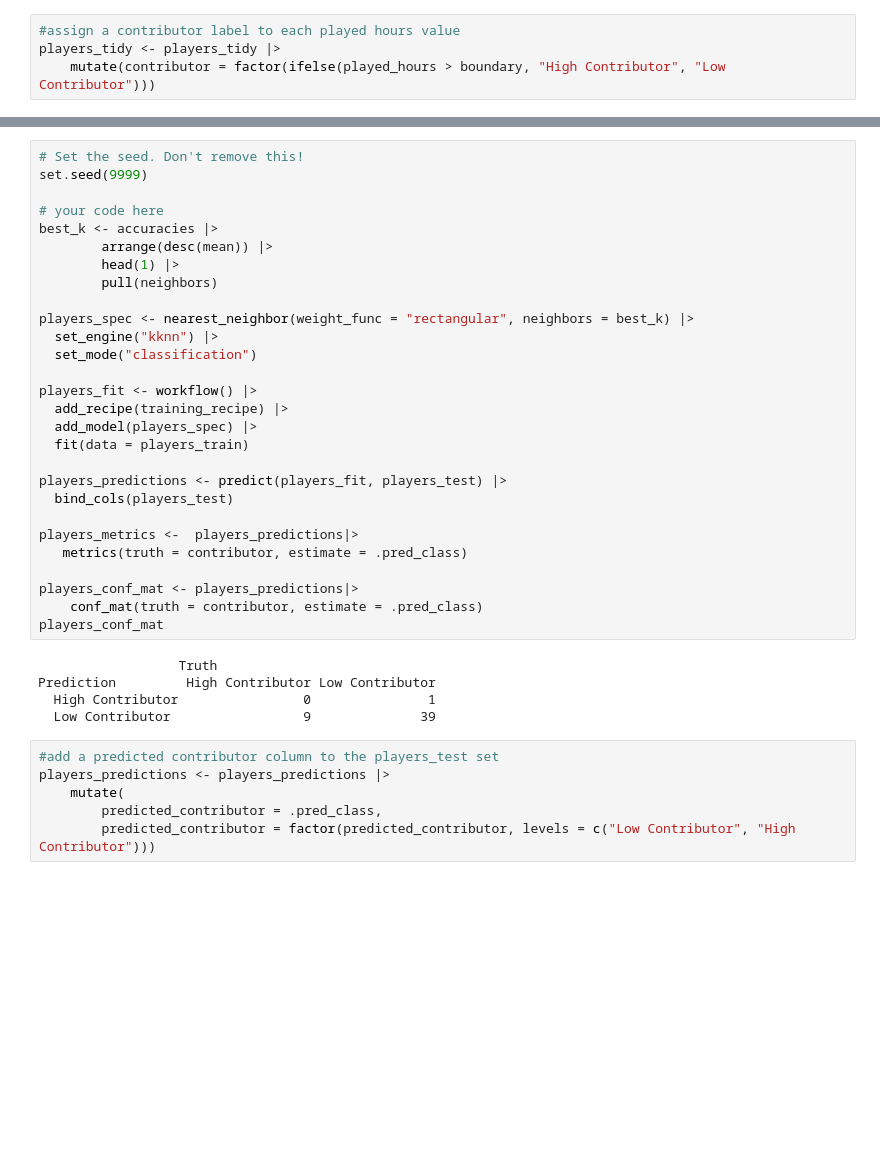
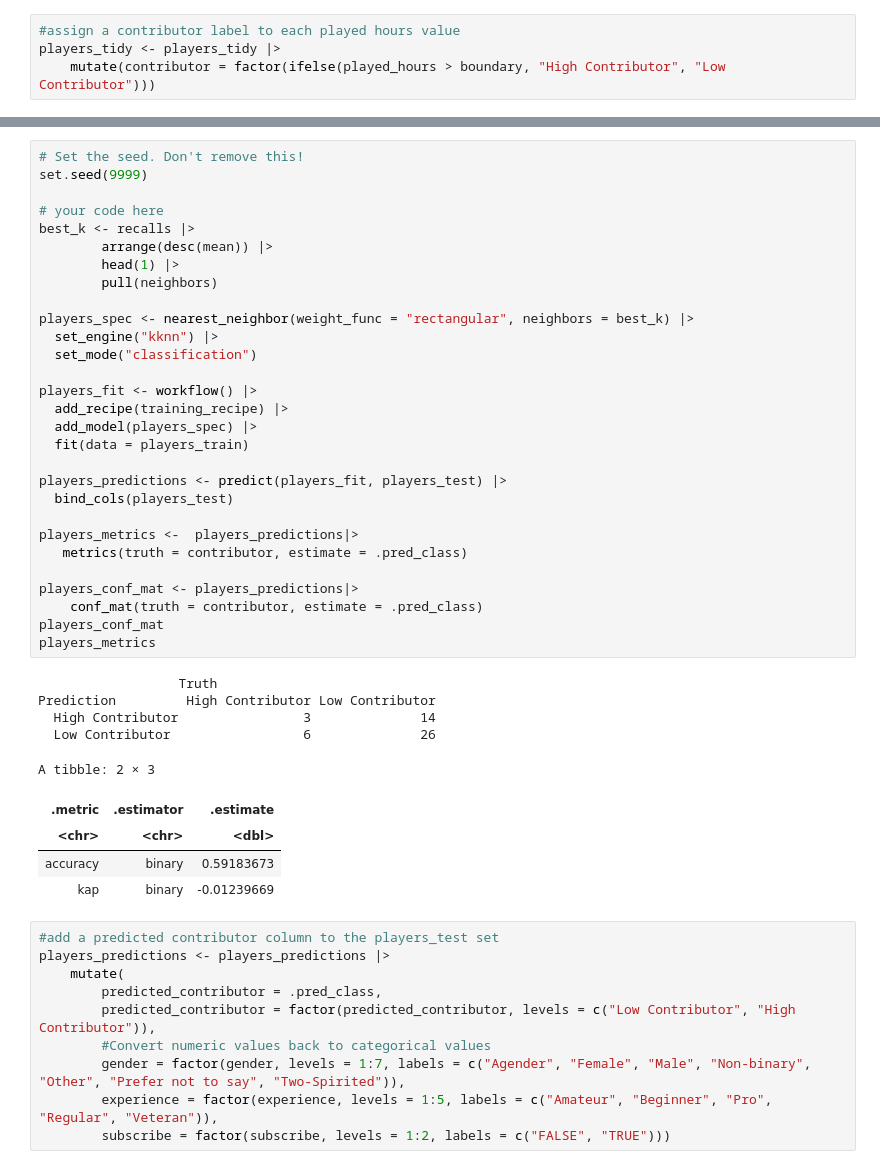
Before and after one commit to Nic917/DSCI-project-, a Jupyter notebook: ipynb_checkpoints/DSCI100_Group_Project_Code-checkpoint.ipynb, the cells around one changed output, grey strips where cells are left out. Drawn from its saved outputs; the diff is of its cells as text; blank space fills up the shorter version.

```diff
--- a/ipynb_checkpoints/DSCI100_Group_Project_Code-checkpoint.ipynb
+++ b/ipynb_checkpoints/DSCI100_Group_Project_Code-checkpoint.ipynb
@@ -184,42 +186,52 @@ cross_val_plot
 # %%
 # Set the seed. Don't remove this!
 set.seed(9999)
 
 # your code here
-best_k <- accuracies |>
+best_k <- recalls |>
         arrange(desc(mean)) |>
         head(1) |>
         pull(neighbors)
 
 players_spec <- nearest_neighbor(weight_func = "rectangular", neighbors = best_k) |>
   set_engine("kknn") |>
   set_mode("classification")
 
 players_fit <- workflow() |>
   add_recipe(training_recipe) |>
   add_model(players_spec) |>
   fit(data = players_train)
 
 players_predictions <- predict(players_fit, players_test) |>
   bind_cols(players_test)
 
 players_metrics <-  players_predictions|>
    metrics(truth = contributor, estimate = .pred_class)
 
 players_conf_mat <- players_predictions|>
     conf_mat(truth = contributor, estimate = .pred_class)
 players_conf_mat
+players_metrics
 # %% [output]
                   Truth
 Prediction         High Contributor Low Contributor
-  High Contributor                0               1
-  Low Contributor                 9              39
+  High Contributor                3              14
+  Low Contributor                 6              26
+A tibble: 2 × 3
+| .metric | .estimator | .estimate |
+| <chr> | <chr> | <dbl> |
+| accuracy | binary | 0.59183673 |
+| kap | binary | -0.01239669 |
 # %%
 #add a predicted contributor column to the players_test set
 players_predictions <- players_predictions |>
     mutate(
         predicted_contributor = .pred_class,
-        predicted_contributor = factor(predicted_contributor, levels = c("Low Contributor", "High Contributor")))
+        predicted_contributor = factor(predicted_contributor, levels = c("Low Contributor", "High Contributor")),
+        #Convert numeric values back to categorical values
+        gender = factor(gender, levels = 1:7, labels = c("Agender", "Female", "Male", "Non-binary", "Other", "Prefer not to say", "Two-Spirited")),
+        experience = factor(experience, levels = 1:5, labels = c("Amateur", "Beginner", "Pro", "Regular", "Veteran")),
+        subscribe = factor(subscribe, levels = 1:2, labels = c("FALSE", "TRUE")))
 # %%
 #create a histogram showing the distributions of high and low contributors by age
 options(repr.plot.width = 10, repr.plot.height = 5)
```
Also changed, not shown: parts of 8 cells of this notebook.
